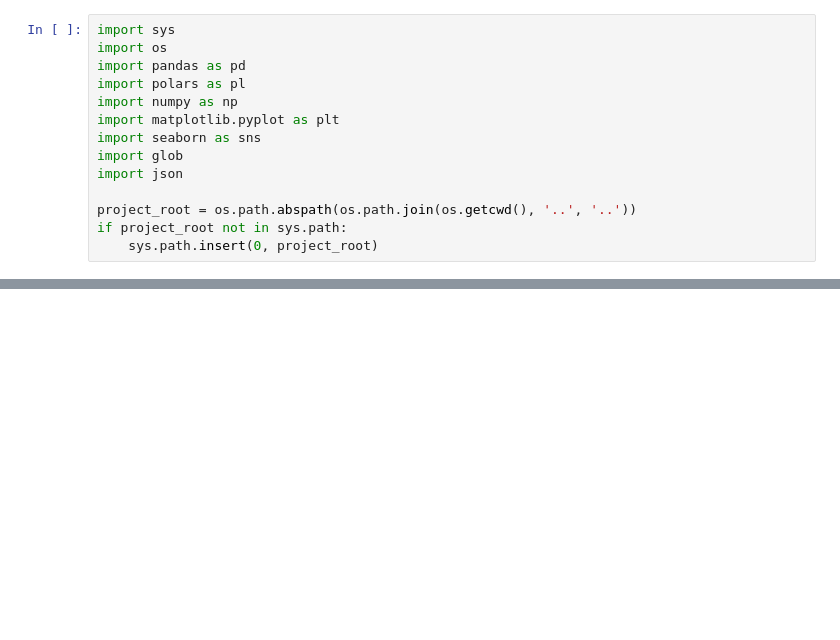
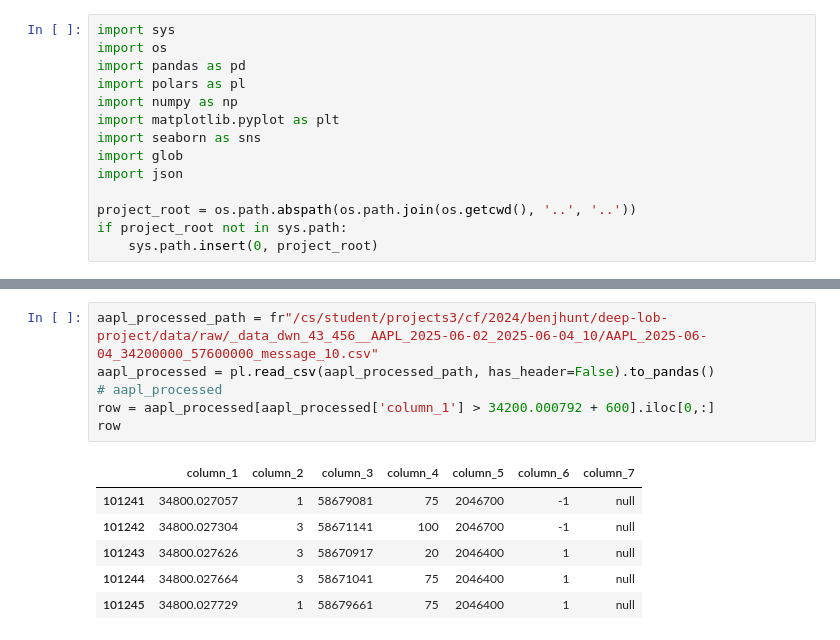
Before and after one commit to benhunt19/deep-lob-project, a Jupyter notebook: src/notebooks/exploratoryDataAnalysis.ipynb, the cells around one changed output, grey strips where cells are left out. Drawn from its saved outputs; the diff is of its cells as text; blank space fills up the shorter version.

```diff
--- a/src/notebooks/exploratoryDataAnalysis.ipynb
+++ b/src/notebooks/exploratoryDataAnalysis.ipynb
@@ -46,0 +132,13 @@ Ticker: TSLA, Average Update difference: 0.09110526379624949
+# %%
+aapl_processed_path = fr"/cs/student/projects3/cf/2024/benjhunt/deep-lob-project/data/raw/_data_dwn_43_456__AAPL_2025-06-02_2025-06-04_10/AAPL_2025-06-04_34200000_57600000_message_10.csv"
+aapl_processed = pl.read_csv(aapl_processed_path, has_header=False).to_pandas()
+# aapl_processed
+row = aapl_processed[aapl_processed['column_1'] > 34200.000792 + 600].iloc[0,:]
+row
+# %% [output]
+|  | column_1 | column_2 | column_3 | column_4 | column_5 | column_6 | column_7 |
+| 101241 | 34800.027057 | 1 | 58679081 | 75 | 2046700 | -1 | null |
+| 101242 | 34800.027304 | 3 | 58671141 | 100 | 2046700 | -1 | null |
+| 101243 | 34800.027626 | 3 | 58670917 | 20 | 2046400 | 1 | null |
+| 101244 | 34800.027664 | 3 | 58671041 | 75 | 2046400 | 1 | null |
+| 101245 | 34800.027729 | 1 | 58679661 | 75 | 2046400 | 1 | null |
```
Also changed, not shown: parts of 6 cells of this notebook.
